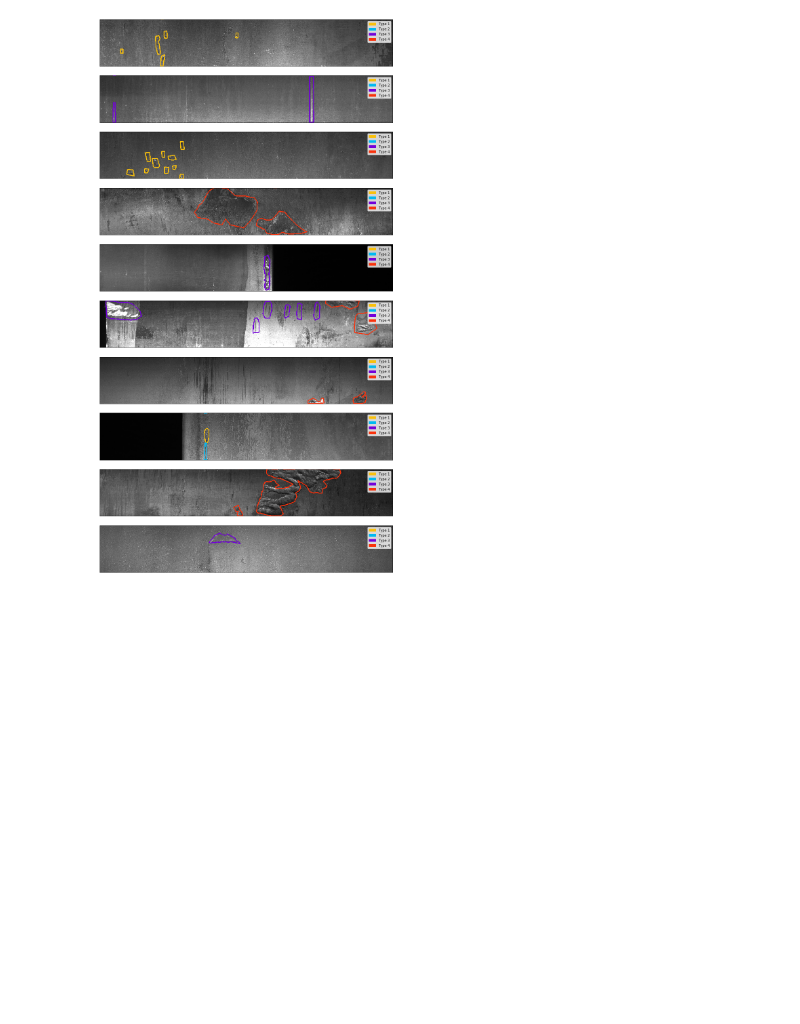
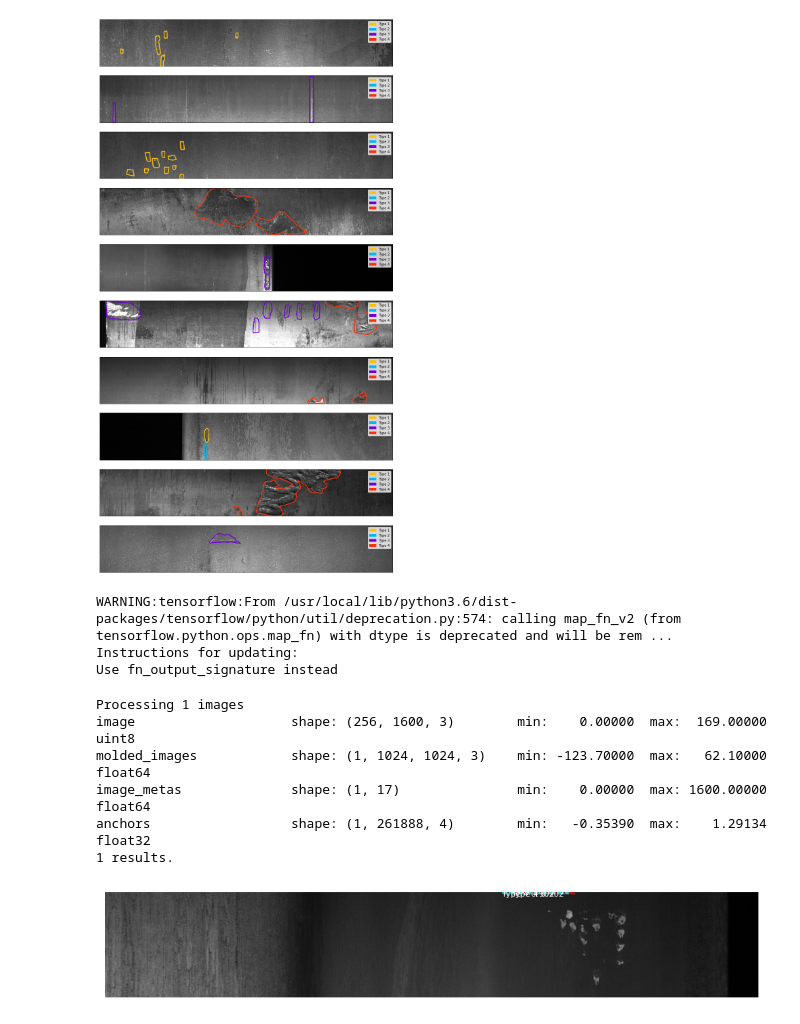
Before and after one commit to ManuelZ/steel-defect-detection, a Jupyter notebook: steel_defect_detection.ipynb, the cells around one changed output. Drawn from its saved outputs; the diff is of its cells as text; code cells hidden in the pictures; blank space fills up the shorter version.

Commit message:
add prediction visualization to jupyter notebook

```diff
--- a/steel_defect_detection.ipynb
+++ b/steel_defect_detection.ipynb
@@ -49,3 +55,57 @@ for i, (im_name,group) in enumerate(groups):
     axs[i].legend(handles=legend_elements)
 # %% [output]
 [figure]
+# %%
+###############################################################################
+# Detection setup
+###############################################################################
+
+steel_config = InferenceConfig()
+
+model = MaskRCNN(
+    mode      = "inference",
+    config    = steel_config,
+    model_dir = str(MODEL_DIR)
+)
+# %% [output]
+WARNING:tensorflow:From /usr/local/lib/python3.6/dist-packages/tensorflow/python/util/deprecation.py:574: calling map_fn_v2 (from tensorflow.python.ops.map_fn) with dtype is deprecated and will be rem ...
+Instructions for updating:
+Use fn_output_signature instead
+# %%
+im_path = str(np.random.choice(list(TRAIN_IMAGES_DIR.iterdir())))
+original_im = cv2.imread(im_path)
+original_im = cv2.cvtColor(original_im, cv2.COLOR_BGR2RGB)
+im          = original_im.copy()
+
+# Run the detection pipeline
+# images: List of images, potentially of different sizes.
+# Returns a list of dicts, one dict per image. The dict contains:
+#     rois      : [N, (y1, x1, y2, x2)] detection bounding boxes
+#     class_ids : [N] int class IDs
+#     scores    : [N] float probability scores for the class IDs
+#     masks     : [H, W, N] instance binary masks
+results = model.detect(images=[im], verbose=1)
+r = results[0]
+
+print(f"{len(results)} results.")
+
+###############################################################################
+# Visualization
+###############################################################################
+
+visualize.display_instances(
+    image       = im,
+    boxes       = r['rois'],
+    masks       = r['masks'],
+    class_ids   = r['class_ids'],
+    scores      = r['scores'],
+    class_names = CLASS_NAMES
+)
+# %% [output]
+Processing 1 images
+image                    shape: (256, 1600, 3)        min:    0.00000  max:  169.00000  uint8
+molded_images            shape: (1, 1024, 1024, 3)    min: -123.70000  max:   62.10000  float64
+image_metas              shape: (1, 17)               min:    0.00000  max: 1600.00000  float64
+anchors                  shape: (1, 261888, 4)        min:   -0.35390  max:    1.29134  float32
+1 results.
+[figure, added]
```
Also changed, not shown: parts of 1 cell of this notebook, 1 other file.
